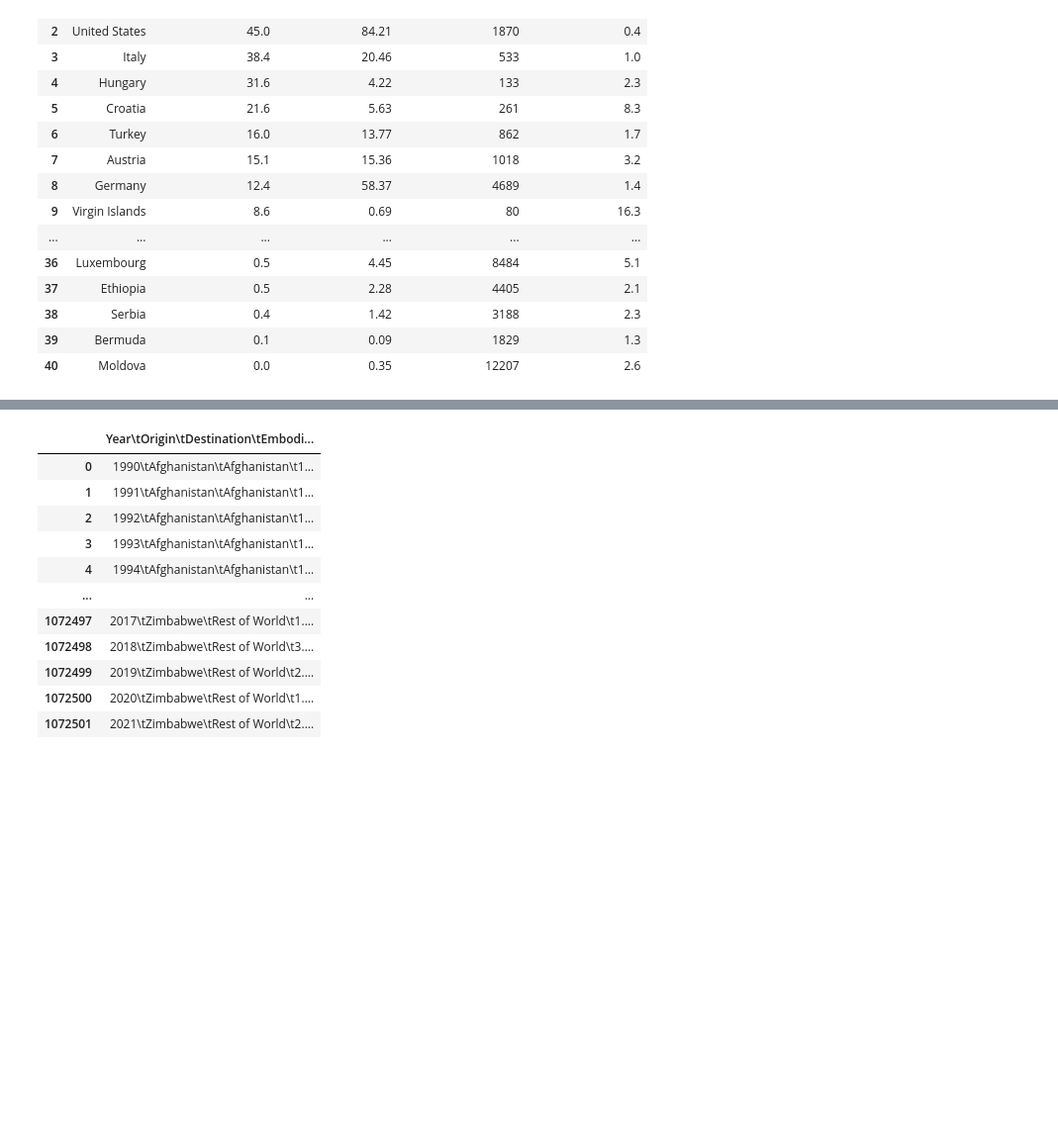
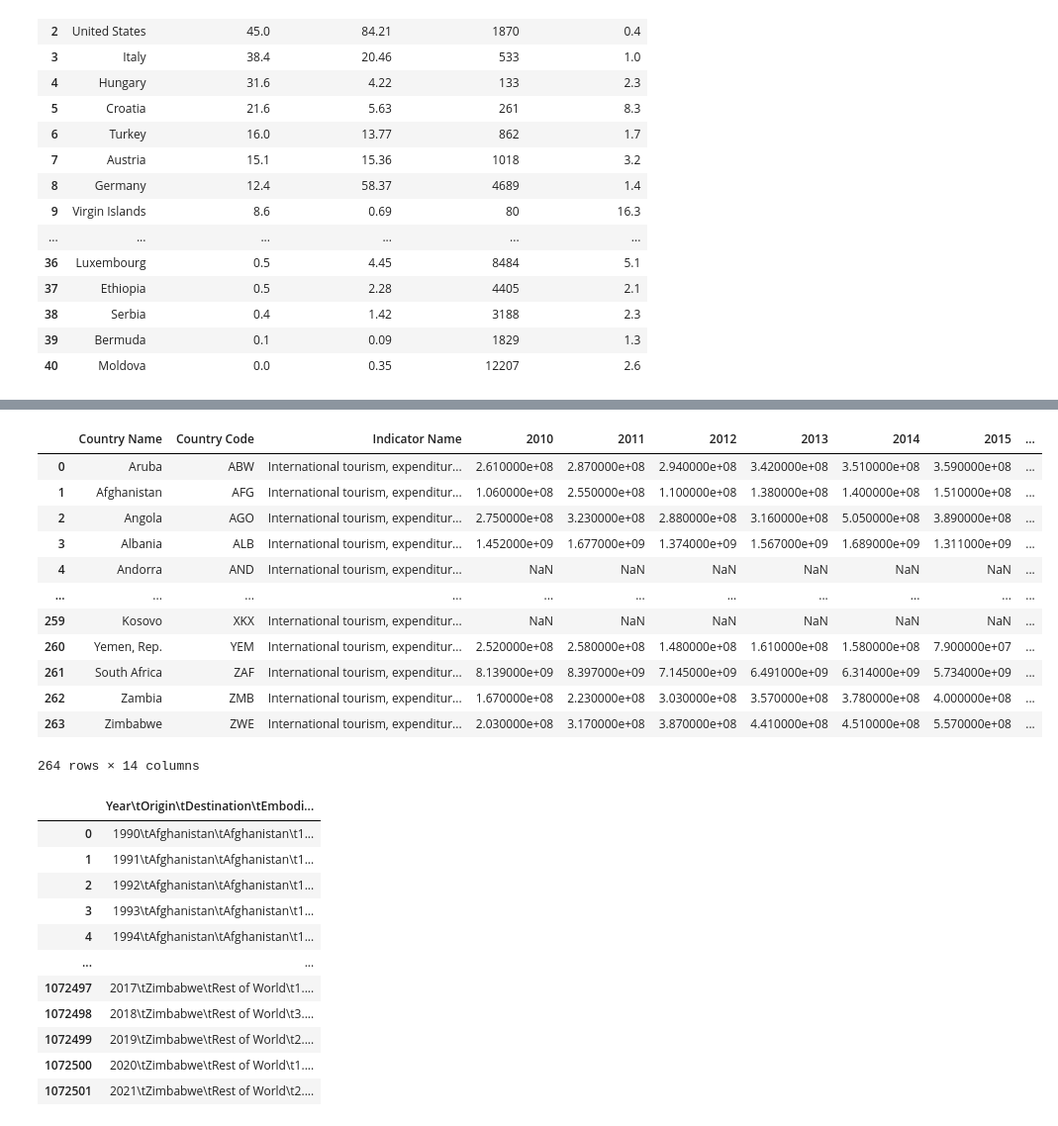
Before and after one commit to KevZavala21/Kevin_NSS_Capstone, a Jupyter notebook: capstone_project.ipynb, the cells around one changed output, grey strips where cells are left out. Shown at 99% size. Cells and saved outputs as stored; diff of their text form; code cells hidden in the pictures; blank space fills up the shorter version.

```diff
--- a/capstone_project.ipynb
+++ b/capstone_project.ipynb
@@ -141,3 +131,23 @@ country_expenditures
+# %%
+country_expenditures = pd.read_csv('../capstone/data/country_expenditures.csv')
+country_expenditures = country_expenditures[['Country Name', 'Country Code', 'Indicator Name',
+                                         '2010', '2011', '2012', '2013', '2014', '2015', '2016', '2017', '2018',
+                                         '2019', '2020']].copy()
+country_expenditures
+# %% [output]
+|  | Country Name | Country Code | Indicator Name | 2010 | 2011 | 2012 | 2013 | 2014 | 2015 | ... |
+| 0 | Aruba | ABW | International tourism, expenditur... | 2.610000e+08 | 2.870000e+08 | 2.940000e+08 | 3.420000e+08 | 3.510000e+08 | 3.590000e+08 | ... |
+| 1 | Afghanistan | AFG | International tourism, expenditur... | 1.060000e+08 | 2.550000e+08 | 1.100000e+08 | 1.380000e+08 | 1.400000e+08 | 1.510000e+08 | ... |
+| 2 | Angola | AGO | International tourism, expenditur... | 2.750000e+08 | 3.230000e+08 | 2.880000e+08 | 3.160000e+08 | 5.050000e+08 | 3.890000e+08 | ... |
+| 3 | Albania | ALB | International tourism, expenditur... | 1.452000e+09 | 1.677000e+09 | 1.374000e+09 | 1.567000e+09 | 1.689000e+09 | 1.311000e+09 | ... |
+| 4 | Andorra | AND | International tourism, expenditur... | NaN | NaN | NaN | NaN | NaN | NaN | ... |
+| ... | ... | ... | ... | ... | ... | ... | ... | ... | ... | ... |
+| 259 | Kosovo | XKX | International tourism, expenditur... | NaN | NaN | NaN | NaN | NaN | NaN | ... |
+| 260 | Yemen, Rep. | YEM | International tourism, expenditur... | 2.520000e+08 | 2.580000e+08 | 1.480000e+08 | 1.610000e+08 | 1.580000e+08 | 7.900000e+07 | ... |
+| 261 | South Africa | ZAF | International tourism, expenditur... | 8.139000e+09 | 8.397000e+09 | 7.145000e+09 | 6.491000e+09 | 6.314000e+09 | 5.734000e+09 | ... |
+| 262 | Zambia | ZMB | International tourism, expenditur... | 1.670000e+08 | 2.230000e+08 | 3.030000e+08 | 3.570000e+08 | 3.780000e+08 | 4.000000e+08 | ... |
+| 263 | Zimbabwe | ZWE | International tourism, expenditur... | 2.030000e+08 | 3.170000e+08 | 3.870000e+08 | 4.410000e+08 | 4.510000e+08 | 5.570000e+08 | ... |
+264 rows × 14 columns
 # %%
 bilateral_co2 = pd.read_csv('../capstone/data/bilateraltrade_co2.csv')
 bilateral_co2
```
Also changed, not shown: parts of 7 cells of this notebook.
